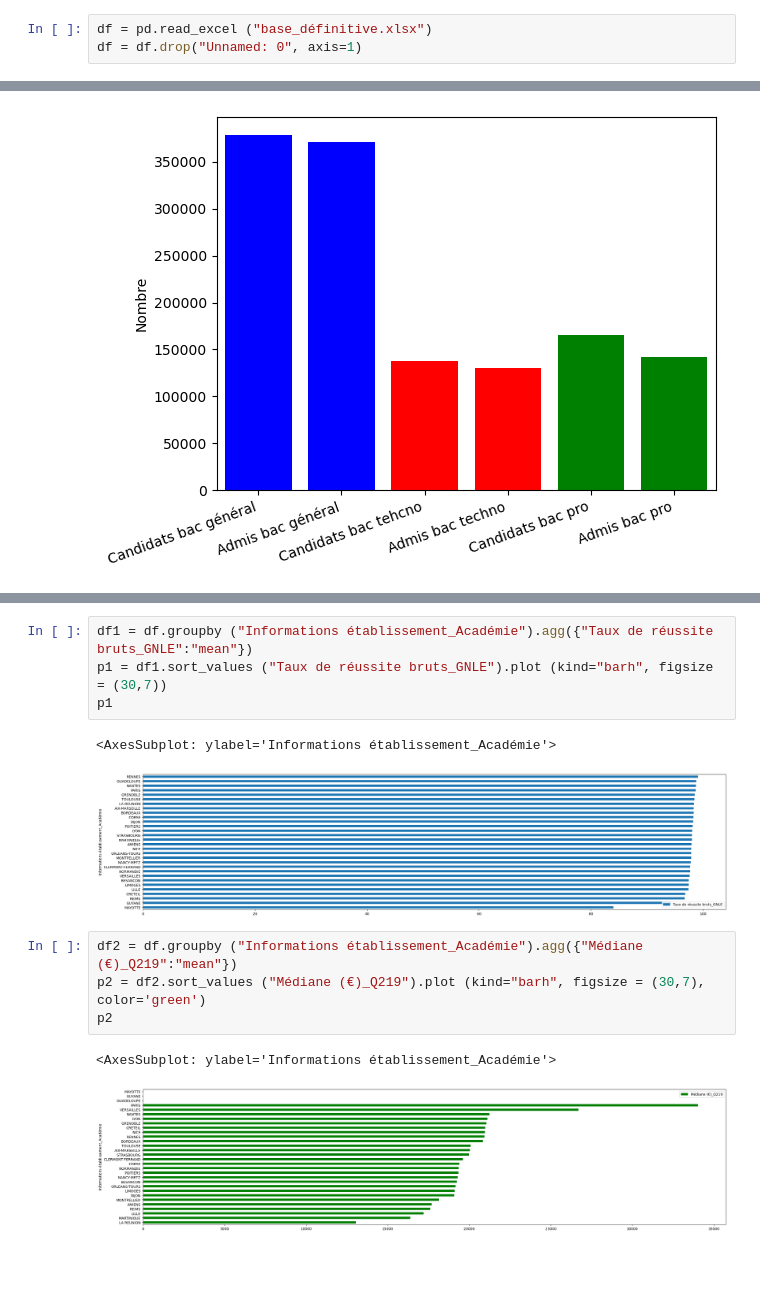
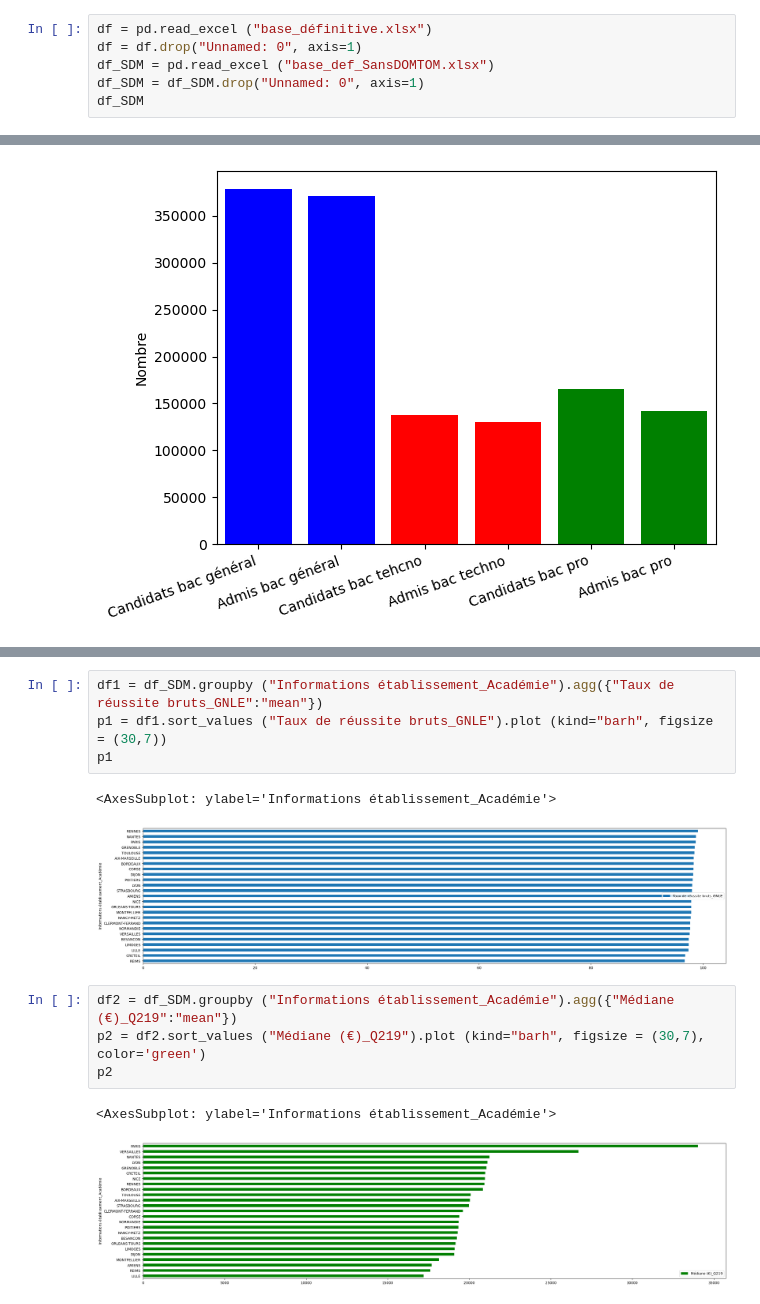
Before and after one commit to Acochepin/Python-2A---AC---JM---RS, a Jupyter notebook: Manipulation bases de données.ipynb, the cells around one changed output, grey strips where cells are left out. Saved outputs shown, nothing was run; the diff lists cells and outputs as text; blank space fills up the shorter version.

Commit message:
Brève analyse des graphes d'Anaëlle + Correction DOM + Amélioration graphe

```diff
--- a/Manipulation bases de données.ipynb
+++ b/Manipulation bases de données.ipynb
@@ -377,3 +391,6 @@ Dans un premier temps, nous allons la récupérer sous la variable qu'on nommera
 # %%
 df = pd.read_excel ("base_définitive.xlsx")
 df = df.drop("Unnamed: 0", axis=1)
+df_SDM = pd.read_excel ("base_def_SansDOMTOM.xlsx")
+df_SDM = df_SDM.drop("Unnamed: 0", axis=1)
+df_SDM
@@ -467,14 +502,14 @@ plt.show()
 # %%
-df1 = df.groupby ("Informations établissement_Académie").agg({"Taux de réussite bruts_GNLE":"mean"})
+df1 = df_SDM.groupby ("Informations établissement_Académie").agg({"Taux de réussite bruts_GNLE":"mean"})
 p1 = df1.sort_values ("Taux de réussite bruts_GNLE").plot (kind="barh", figsize = (30,7))
 p1
 # %% [output]
 <AxesSubplot: ylabel='Informations établissement_Académie'>
-[figure, old version]
+[figure, new version]
 # %%
-df2 = df.groupby ("Informations établissement_Académie").agg({"Médiane (€)_Q219":"mean"})
+df2 = df_SDM.groupby ("Informations établissement_Académie").agg({"Médiane (€)_Q219":"mean"})
 p2 = df2.sort_values ("Médiane (€)_Q219").plot (kind="barh", figsize = (30,7), color='green')
 p2
 # %% [output]
 <AxesSubplot: ylabel='Informations établissement_Académie'>
-[figure, old version]
+[figure, new version]
```
Also changed, not shown: parts of 6 cells of this notebook.
